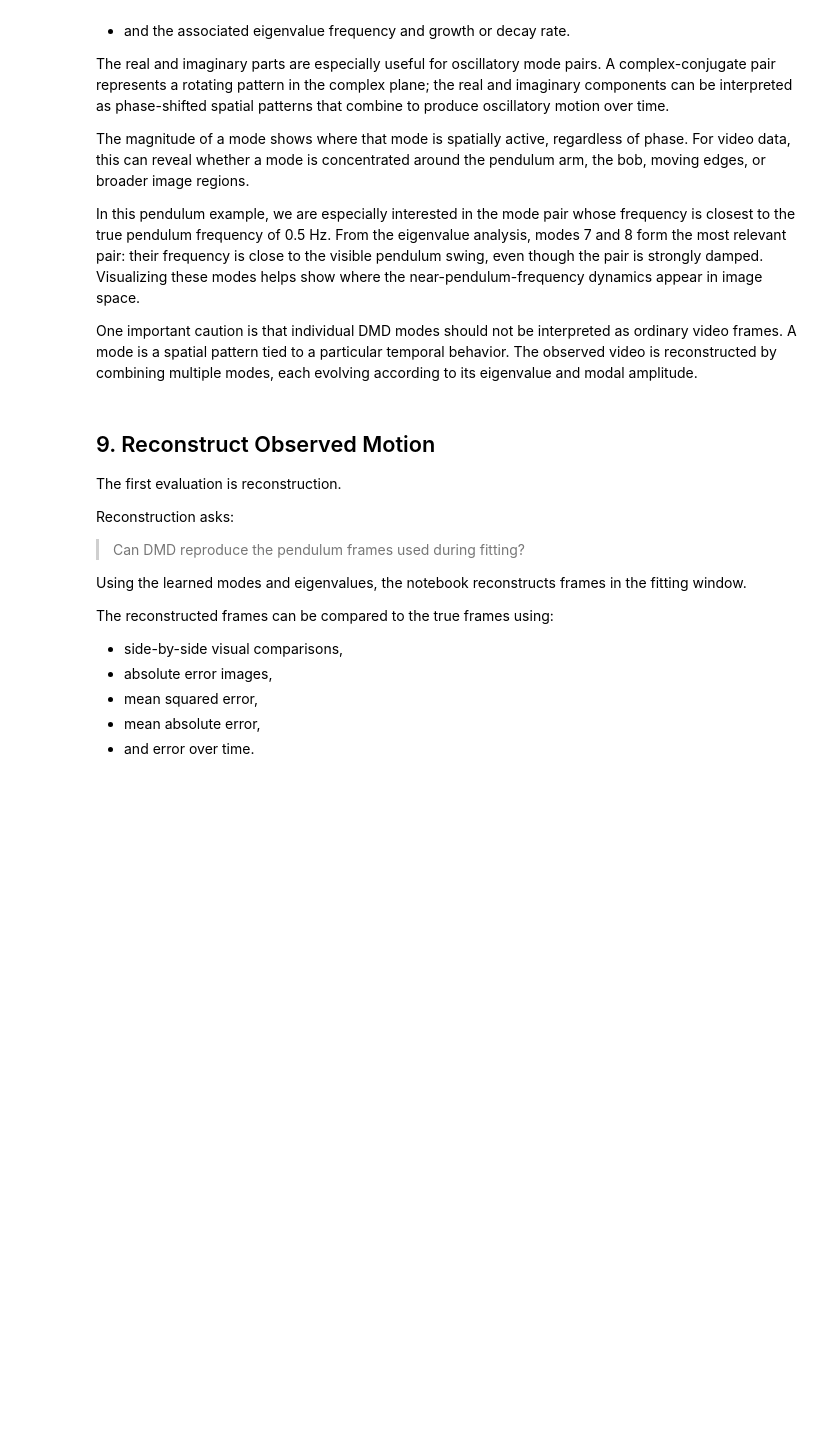
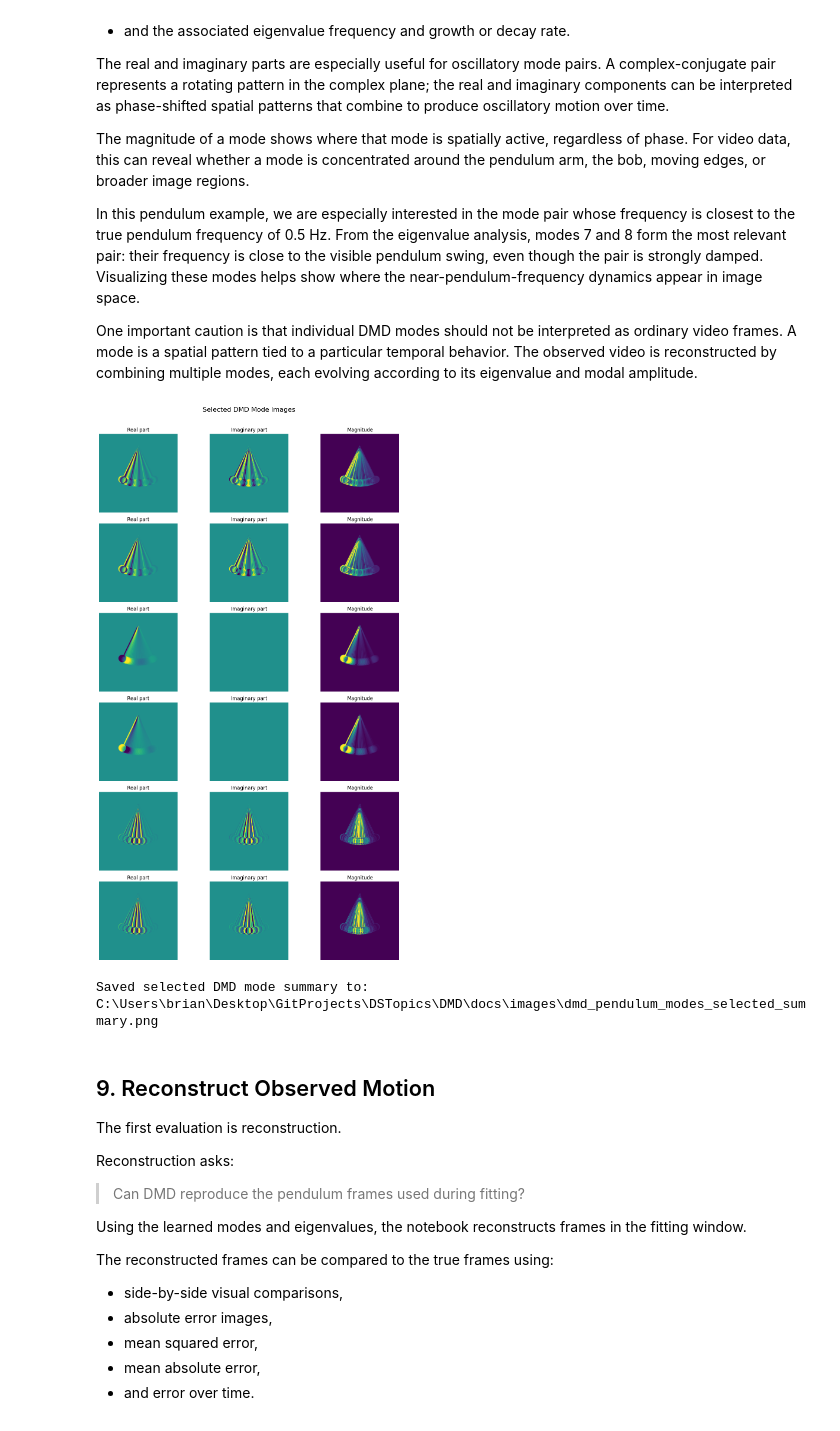
Before and after one commit to bodle720/DSTopics, a Jupyter notebook: DMD/DMD_pendulum_video.ipynb, the cells around one changed output. Cells and saved outputs as stored; diff of their text form; code cells hidden in the pictures; blank space fills up the shorter version.

Commit message:
adding part 6 of notes

```diff
--- a/DMD/DMD_pendulum_video.ipynb
+++ b/DMD/DMD_pendulum_video.ipynb
@@ -1240,7 +1449,31 @@ In this pendulum example, we are especially interested in the mode pair whose fr
 
 One important caution is that individual DMD modes should not be interpreted as ordinary video frames. A mode is a spatial pattern tied to a particular temporal behavior. The observed video is reconstructed by combining multiple modes, each evolving according to its eigenvalue and modal amplitude.
 # %%
-# Part 8 code
+# Part 8: Visualize selected DMD modes
+selected_mode_numbers = [
+    7,
+    8,
+    11,
+    12,
+    1,
+    2,
+]
+
+mode_summary_save_path = DOCS_IMAGE_DIR / "dmd_pendulum_modes_selected_summary.png"
+
+fig, axes = dmd_diagnostics.plot_dmd_mode_images(
+    Phi=Phi,
+    mode_numbers=selected_mode_numbers,
+    frame_shape=(h, w),
+    diagnostics_df=dmd_fit_summary_df,
+    save_path=mode_summary_save_path,
+    percentile=99.0,
+)
+
+print(f"Saved selected DMD mode summary to: {mode_summary_save_path}")
+# %% [output]
+[figure, added]
+Saved selected DMD mode summary to: C:\Users\brian\Desktop\GitProjects\DSTopics\DMD\docs\images\dmd_pendulum_modes_selected_summary.png
 # %% [markdown]
 ## 9. Reconstruct Observed Motion
 
```
Also changed, not shown: parts of 18 cells of this notebook, 3 other files.
